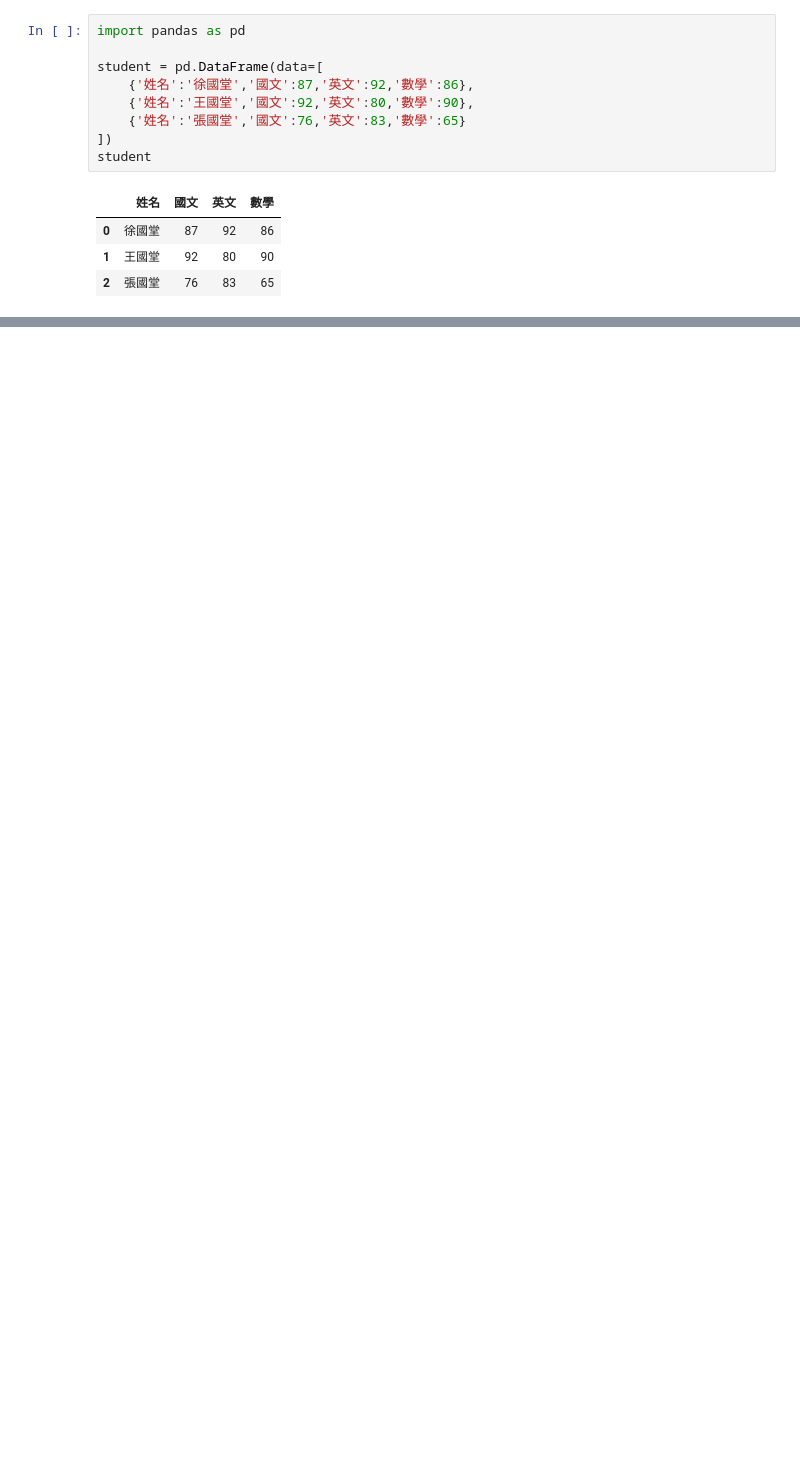
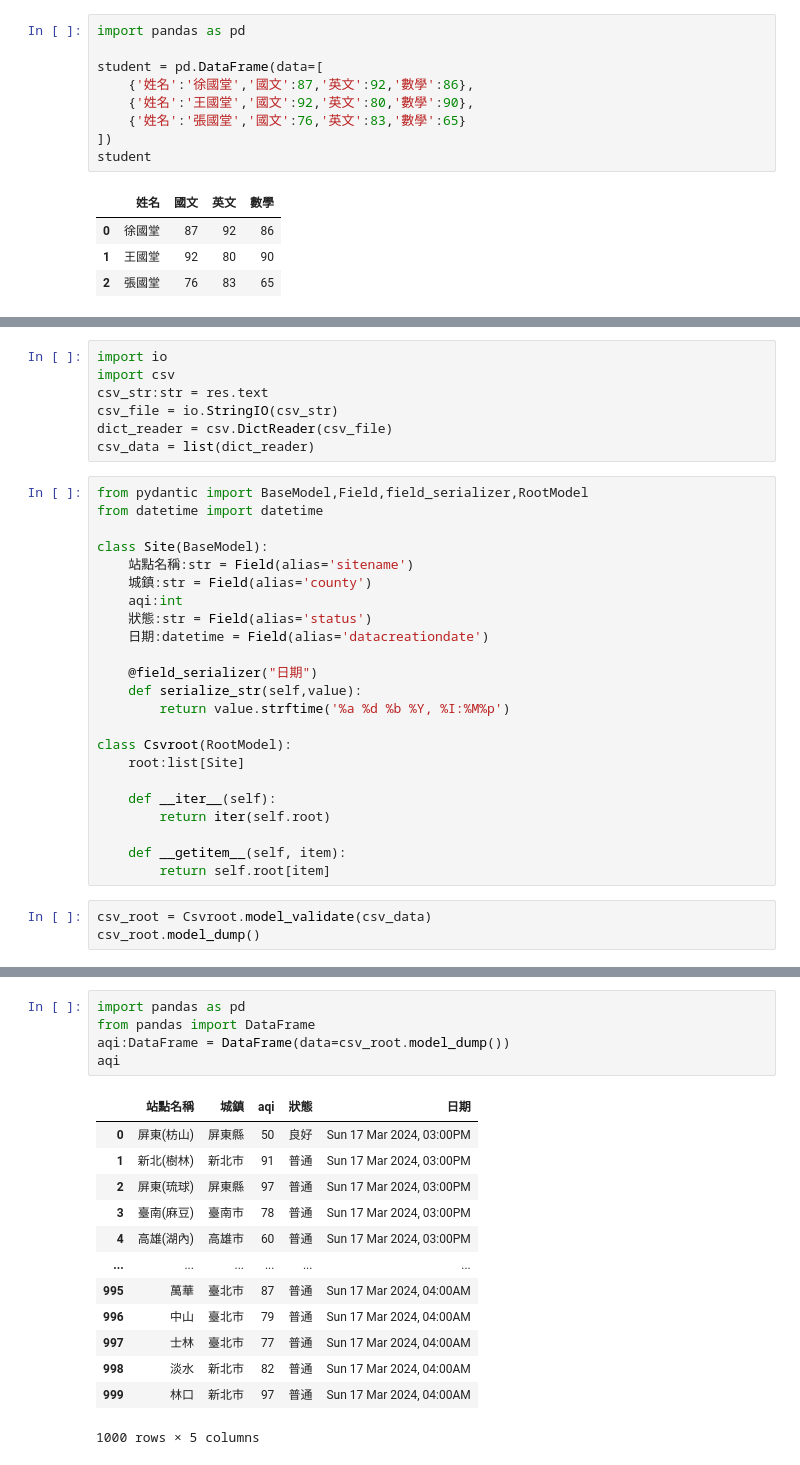
Before and after one commit to ollloxxx/Irene-2024-01-24sunday, a Jupyter notebook: lesson12/lesson13/lesson14/lesson14_4.ipynb, the cells around one changed output, grey strips where cells are left out. Saved outputs shown, nothing was run; the diff lists cells and outputs as text; blank space fills up the shorter version.

```diff
--- a/lesson12/lesson13/lesson14/lesson14_4.ipynb
+++ b/lesson12/lesson13/lesson14/lesson14_4.ipynb
@@ -14,0 +26,33 @@ student
+# %%
+import io
+import csv
+csv_str:str = res.text
+csv_file = io.StringIO(csv_str)
+dict_reader = csv.DictReader(csv_file)
+csv_data = list(dict_reader)
+# %%
+from pydantic import BaseModel,Field,field_serializer,RootModel
+from datetime import datetime
+
+class Site(BaseModel):
+    站點名稱:str = Field(alias='sitename')
+    城鎮:str = Field(alias='county')
+    aqi:int
+    狀態:str = Field(alias='status')
+    日期:datetime = Field(alias='datacreationdate')
+
+    @field_serializer("日期")
+    def serialize_str(self,value):
+        return value.strftime('%a %d %b %Y, %I:%M%p')
+
+class Csvroot(RootModel):
+    root:list[Site]
+
+    def __iter__(self):
+        return iter(self.root)
+
+    def __getitem__(self, item):
+        return self.root[item]
+# %%
+csv_root = Csvroot.model_validate(csv_data)
+csv_root.model_dump()
@@ -14,0 +77,19 @@ student
+# %%
+import pandas as pd
+from pandas import DataFrame
+aqi:DataFrame = DataFrame(data=csv_root.model_dump())
+aqi
+# %% [output]
+|  | 站點名稱 | 城鎮 | aqi | 狀態 | 日期 |
+| 0 | 屏東(枋山) | 屏東縣 | 50 | 良好 | Sun 17 Mar 2024, 03:00PM |
+| 1 | 新北(樹林) | 新北市 | 91 | 普通 | Sun 17 Mar 2024, 03:00PM |
+| 2 | 屏東(琉球) | 屏東縣 | 97 | 普通 | Sun 17 Mar 2024, 03:00PM |
+| 3 | 臺南(麻豆) | 臺南市 | 78 | 普通 | Sun 17 Mar 2024, 03:00PM |
+| 4 | 高雄(湖內) | 高雄市 | 60 | 普通 | Sun 17 Mar 2024, 03:00PM |
+| ... | ... | ... | ... | ... | ... |
+| 995 | 萬華 | 臺北市 | 87 | 普通 | Sun 17 Mar 2024, 04:00AM |
+| 996 | 中山 | 臺北市 | 79 | 普通 | Sun 17 Mar 2024, 04:00AM |
+| 997 | 士林 | 臺北市 | 77 | 普通 | Sun 17 Mar 2024, 04:00AM |
+| 998 | 淡水 | 新北市 | 82 | 普通 | Sun 17 Mar 2024, 04:00AM |
+| 999 | 林口 | 新北市 | 97 | 普通 | Sun 17 Mar 2024, 04:00AM |
+1000 rows × 5 columns
```
Also changed, not shown: parts of 2 cells of this notebook.
